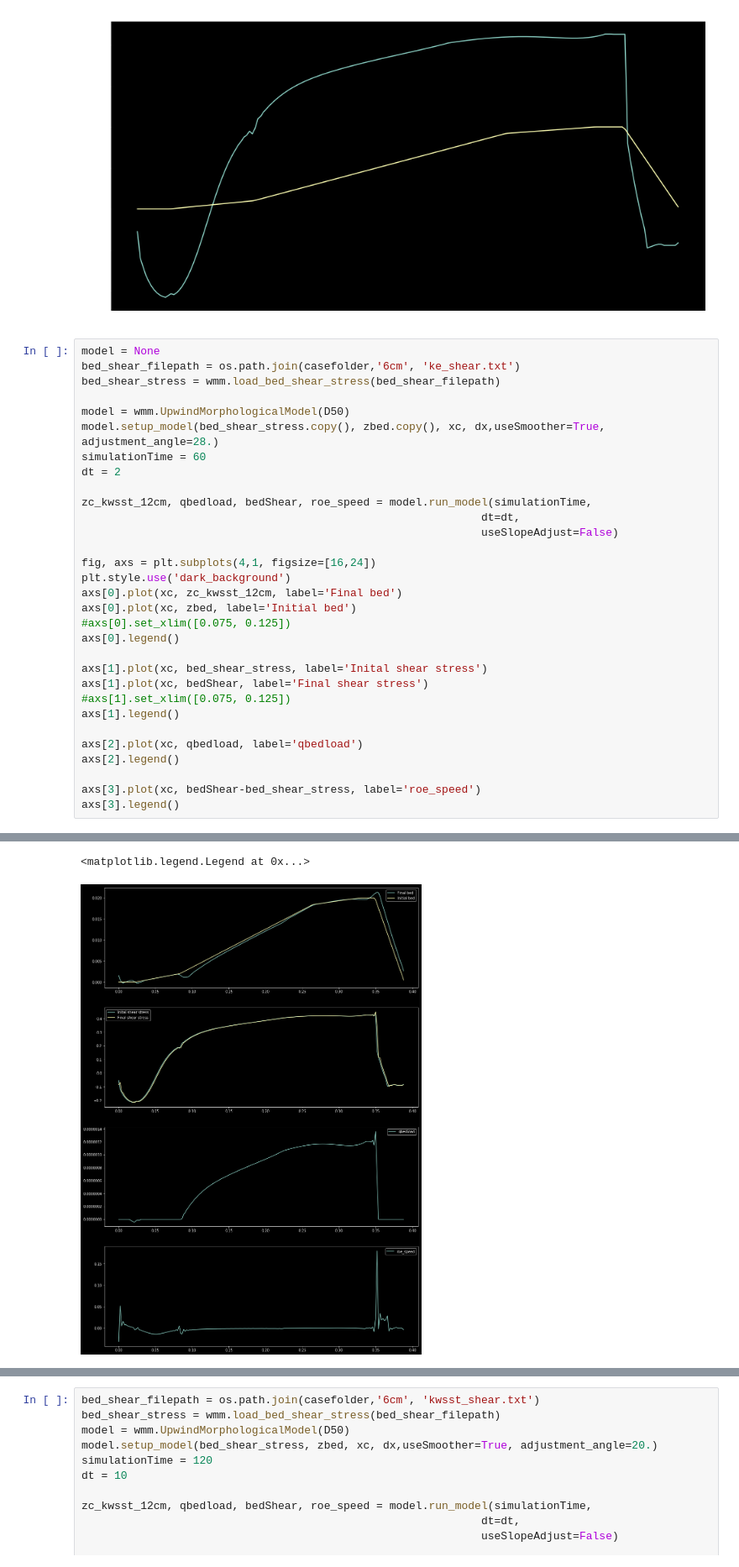
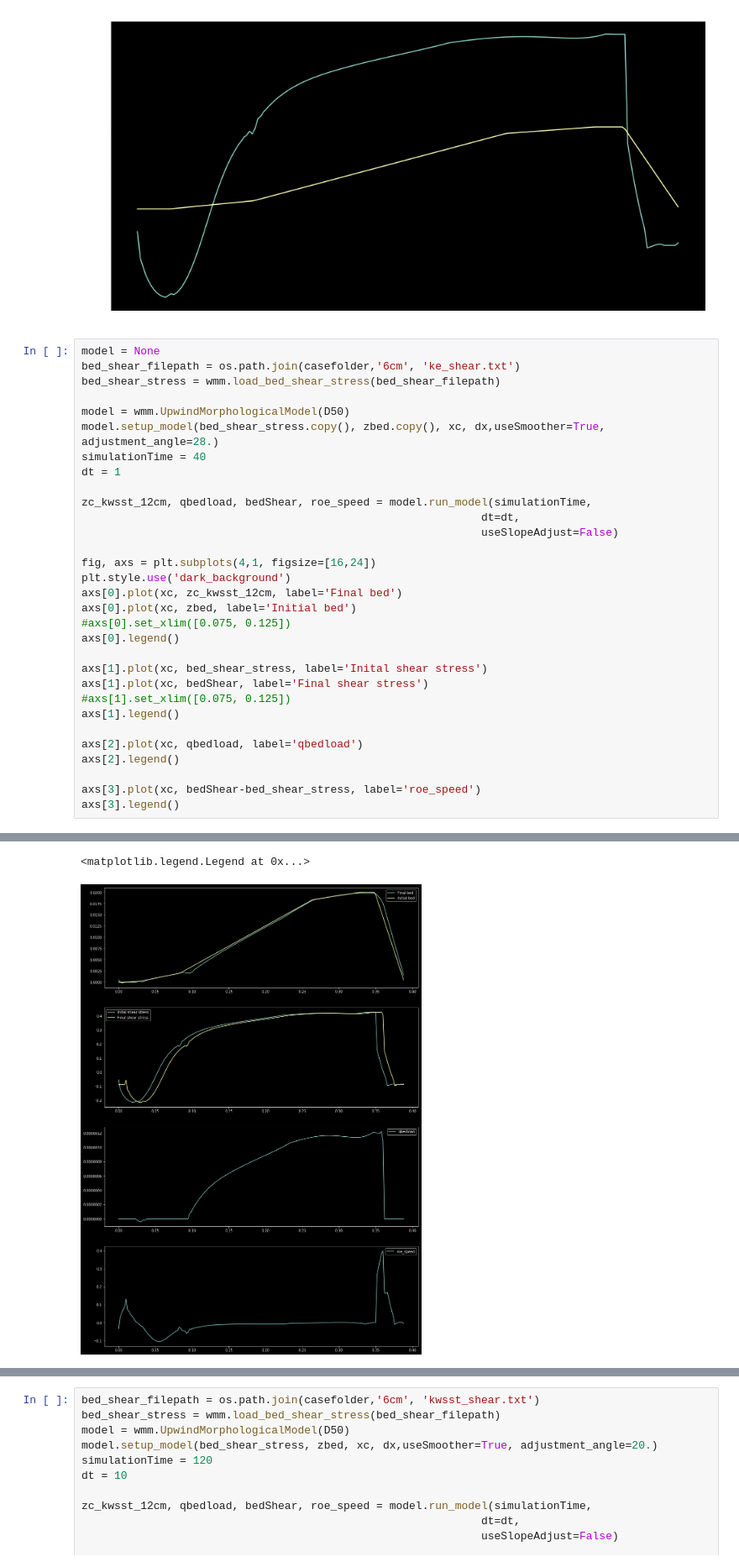
Before and after one commit to plgrover/pymorph, a Jupyter notebook: notebooks/Paper_1/2018-12-12 Paper 1 Dune Modelling.ipynb, the cells around one changed output, grey strips where cells are left out. Shown: that part at 84% size. Drawn from its saved outputs; the diff is of its cells as text.

```diff
--- a/notebooks/Paper_1/2018-12-12 Paper 1 Dune Modelling.ipynb
+++ b/notebooks/Paper_1/2018-12-12 Paper 1 Dune Modelling.ipynb
@@ -51,8 +51,8 @@ bed_shear_stress = wmm.load_bed_shear_stress(bed_shear_filepath)
 
 model = wmm.UpwindMorphologicalModel(D50)
 model.setup_model(bed_shear_stress.copy(), zbed.copy(), xc, dx,useSmoother=True, adjustment_angle=28.)
-simulationTime = 60
-dt = 2
+simulationTime = 40
+dt = 1
 
 zc_kwsst_12cm, qbedload, bedShear, roe_speed = model.run_model(simulationTime,
                                                              dt=dt,
@@ -94,7 +89,7 @@ Max qbedload = 1.207526117331331e-06
  Done
  ----------------------------
 <matplotlib.legend.Legend at 0x...>
-[figure, old version]
+[figure, new version]
 # %%
 xmodel = None
 bed_shear_filepath = os.path.join(casefolder,'6cm', 'kwsst_shear.txt')
```
Also changed, not shown: parts of 2 cells of this notebook, 2 other files.
